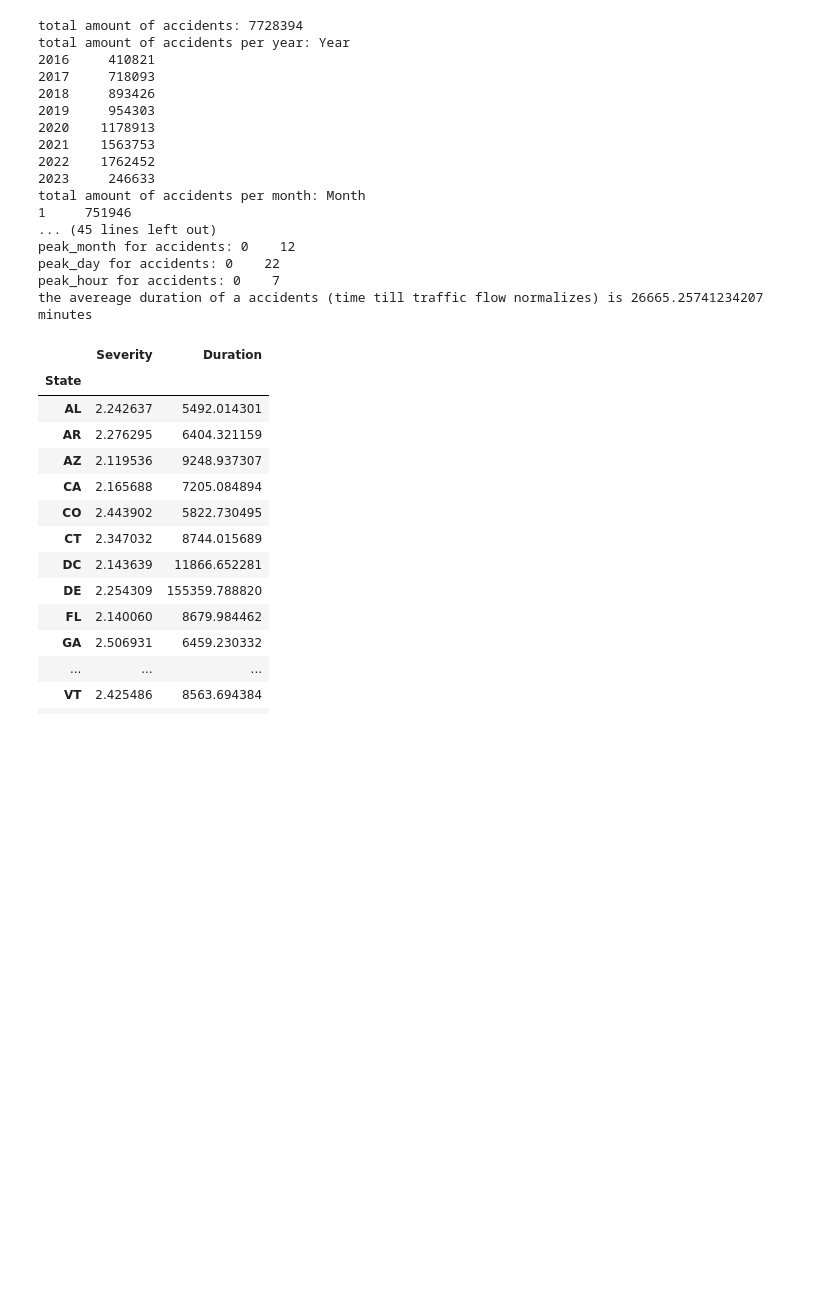
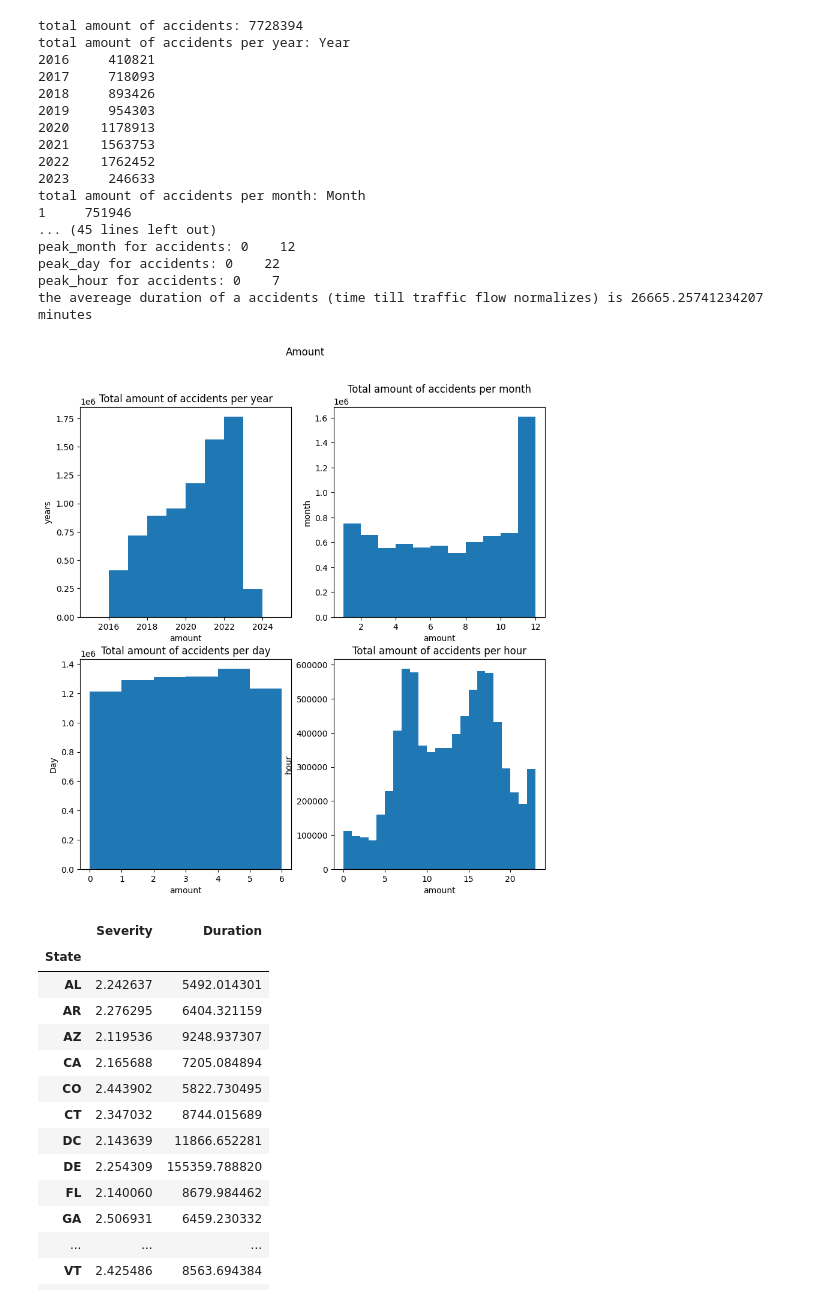
Before and after one commit to 31foan1dpt/DataAnalytics, a Jupyter notebook: Mindestanforderung_2.ipynb, the cells around one changed output. Saved outputs shown, nothing was run; the diff lists cells and outputs as text; code cells hidden in the pictures; blank space fills up the shorter version.

```diff
--- a/Mindestanforderung_2.ipynb
+++ b/Mindestanforderung_2.ipynb
@@ -211,6 +236,42 @@ peak_month for accidents: 0    12
 peak_day for accidents: 0    22
 peak_hour for accidents: 0    7
 the avereage duration of a accidents (time till traffic flow normalizes) is 26665.25741234207 minutes
+# %%
+#create visualization of calculation above via histograms
+#Histograms for Year, Month, Day, Hour, Weak
+
+#create subplot
+plt.figure(figsize=(10,10))
+plt.suptitle('Amount')
+
+ax = plt.subplot(2,2,1)
+ax.set_title("Total amount of accidents per year")
+ax.set_xlabel('amount')
+ax.set_ylabel('years')
+ax.hist(accidents['Year'], bins=[2015,2016,2017,2018,2019,2020,2021,2022,2023,2024,2025])
+
+ax = plt.subplot(2,2,2)
+ax.set_title("Total amount of accidents per month")
+ax.set_xlabel('amount')
+ax.set_ylabel('month')
+ax.hist(accidents['Month'], bins=[1,2,3,4,5,6,7,8,9,10,11,12])
+
+ax = plt.subplot(2,2,3)
+ax.set_title("Total amount of accidents per day")
+ax.set_xlabel('amount')
+ax.set_ylabel('Day')
+ax.hist(accidents['Day'], bins=[0,1,2,3,4,5,6])
+
+ax = plt.subplot(2,2,4)
+ax.set_title("Total amount of accidents per hour")
+ax.set_xlabel('amount')
+ax.set_ylabel('hour')
+ax.hist(accidents['Hour'], bins=[0,1,2,3,4,5,6,7,8,9,10,11,12,13,14,15,16,17,18,19,20,21,22,23])
+
+plt.show()
+#furthermore we could analyse hours on weekdays/weekend or for single years
+# %% [output]
+[figure, added]
 # %%
 #grouping by county
 accidents.groupby('State').agg({'Severity':'mean', 'Duration': 'mean', })
```
Also changed, not shown: parts of 8 cells of this notebook, 1 other file.
